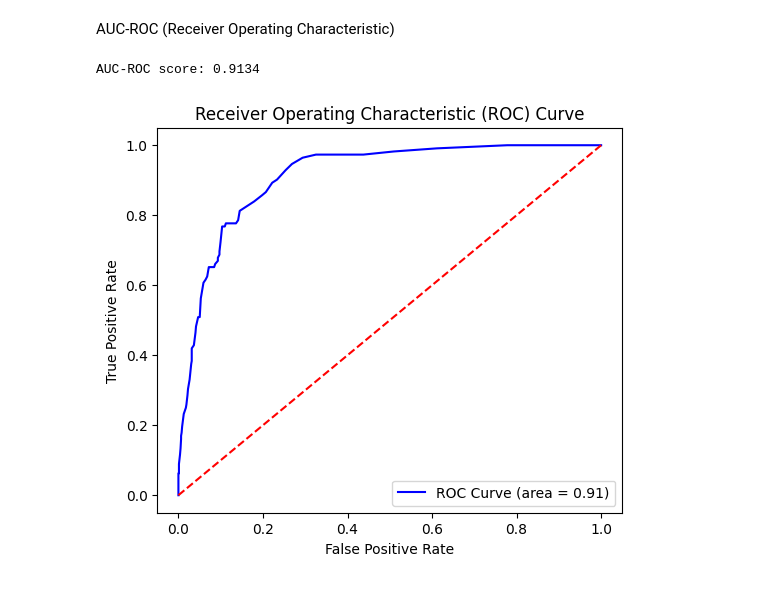
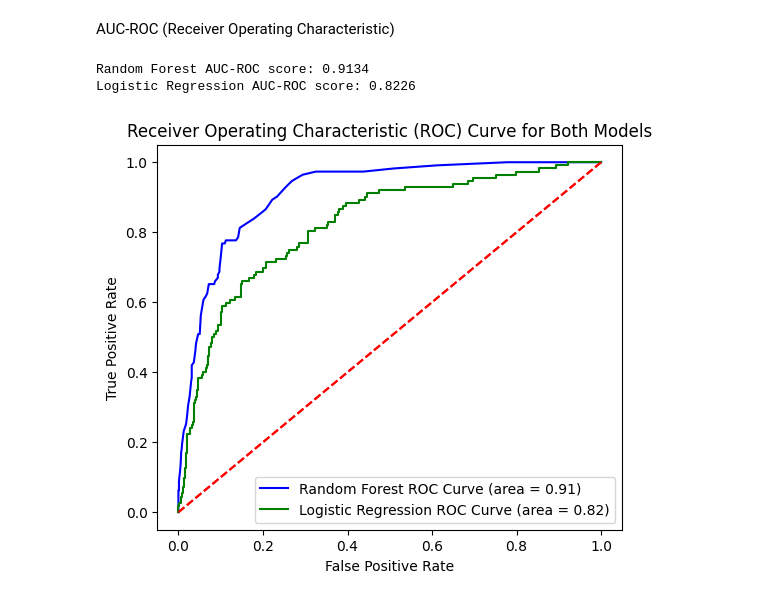
Before and after one commit to ihaterynn/ML-Predict-Term-Deposit-Subscription, a Jupyter notebook: predict_term_deposit.ipynb, the cells around one changed output. Drawn from its saved outputs; the diff is of its cells as text; code cells hidden in the pictures.

Commit message:
Added Logistic Regression Model

```diff
--- a/predict_term_deposit.ipynb
+++ b/predict_term_deposit.ipynb
@@ -7,7 +7,7 @@ import os
 
 
 #create data drame to read data set
-df = pd.read_csv('bank.csv', delimiter=';', na_values=[''])
+df = pd.read_csv('bank.csv', delimiter=';', na_values=['', 'NA', 'none', 'null', 'N/A'])
 # %% [markdown]
 DATASET DISPLAY & DESCRIPTION
 
@@ -398,24 +473,45 @@ plt.show()
 AUC-ROC (Receiver Operating Characteristic)
 # %%
 from sklearn.metrics import roc_auc_score, roc_curve
+import matplotlib.pyplot as plt
+from sklearn.preprocessing import LabelEncoder
 
-# Get the predicted probabilities for the positive class
-y_prob = rf_model.predict_proba(X_test)[:, 1]
+# Encode the target labels as 0 and 1
+label_encoder = LabelEncoder()
+y_test_encoded = label_encoder.fit_transform(y_test)
 
-# Compute the AUC score
-auc_score = roc_auc_score(y_test, y_prob)
-print(f"AUC-ROC score: {auc_score:.4f}")
+# Get the predicted probabilities for the positive class for Random Forest
+y_prob_rf = rf_model.predict_proba(X_test)[:, 1]
 
-# Plot the ROC curve
-fpr, tpr, thresholds = roc_curve(y_test, y_prob)
+# Compute the AUC score for Random Forest
+auc_score_rf = roc_auc_score(y_test_encoded, y_prob_rf)
+print(f"Random Forest AUC-ROC score: {auc_score_rf:.4f}")
+
+# Plot the ROC curve for Random Forest
+fpr_rf, tpr_rf, thresholds_rf = roc_curve(y_test_encoded, y_prob_rf)
 plt.figure(figsize=(6, 5))
-plt.plot(fpr, tpr, color='b', label='ROC Curve (area = %0.2f)' % auc_score)
+plt.plot(fpr_rf, tpr_rf, color='b', label='Random Forest ROC Curve (area = %0.2f)' % auc_score_rf)
+plt.plot([0, 1], [0, 1], color='r', linestyle='--')
+
+# Get the predicted probabilities for the positive class for Logistic Regression
+y_prob_logreg = logreg_model.predict_proba(X_test)[:, 1]
+
+# Compute the AUC score for Logistic Regression
+auc_score_logreg = roc_auc_score(y_test_encoded, y_prob_logreg)
+print(f"Logistic Regression AUC-ROC score: {auc_score_logreg:.4f}")
+
+# Plot the ROC curve for Logistic Regression
+fpr_logreg, tpr_logreg, thresholds_logreg = roc_curve(y_test_encoded, y_prob_logreg)
+plt.plot(fpr_logreg, tpr_logreg, color='g', label='Logistic Regression ROC Curve (area = %0.2f)' % auc_score_logreg)
+
+# Customize the plot
 plt.plot([0, 1], [0, 1], color='r', linestyle='--')
 plt.xlabel('False Positive Rate')
 plt.ylabel('True Positive Rate')
-plt.title('Receiver Operating Characteristic (ROC) Curve')
+plt.title('Receiver Operating Characteristic (ROC) Curve for Both Models')
 plt.legend(loc='lower right')
 plt.show()
 # %% [output]
-AUC-ROC score: 0.9134
+Random Forest AUC-ROC score: 0.9134
+Logistic Regression AUC-ROC score: 0.8226
-[figure, old version]
+[figure, new version]
```
Also changed, not shown: parts of 7 cells of this notebook.
